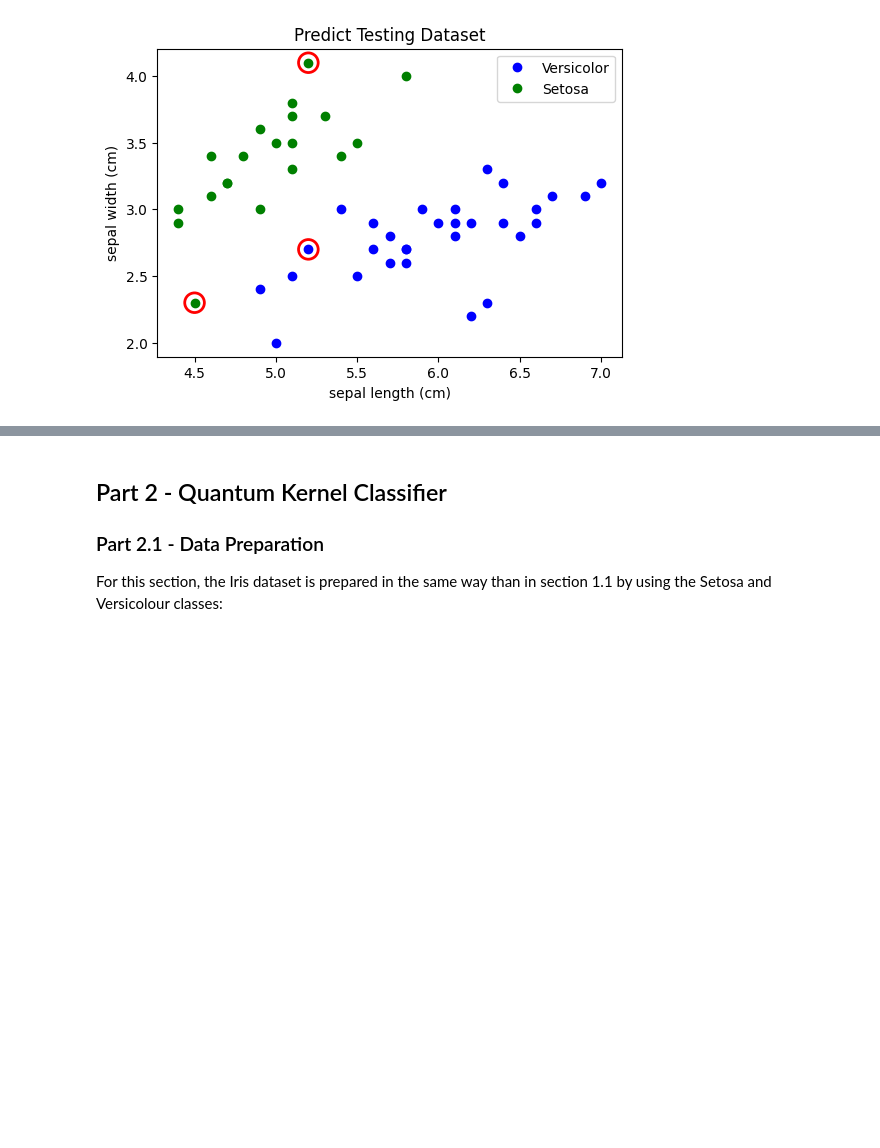
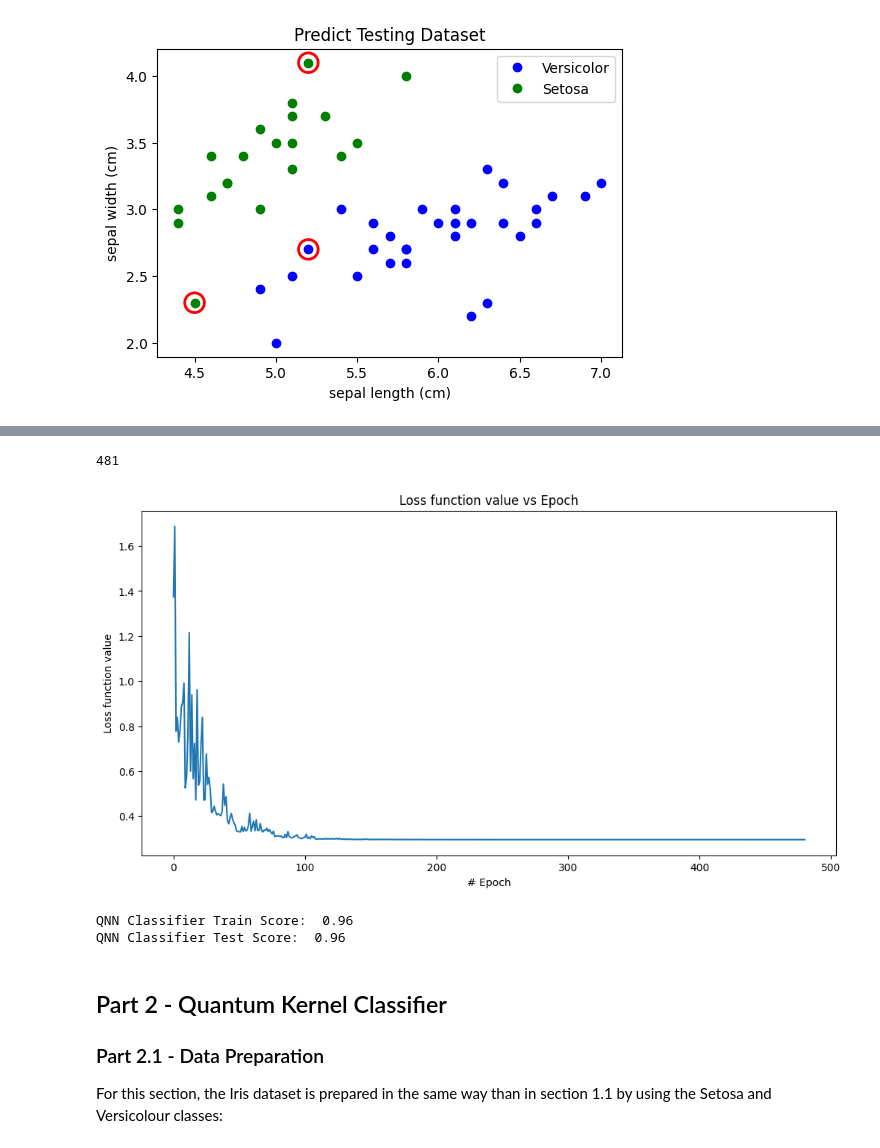
Before and after one commit to FGranda2/QUAC605-Final-Project, a Jupyter notebook: src/605Project.ipynb, the cells around one changed output, grey strips where cells are left out. Cells and saved outputs as stored; diff of their text form; code cells hidden in the pictures; blank space fills up the shorter version.

```diff
--- a/src/605Project.ipynb
+++ b/src/605Project.ipynb
@@ -190,3 +201,30 @@ With a score of 0.94, the figure presents the samples where an incorrect classif
+# %%
+# Create the estimator class with the quantum circuit
+estimator_qnn = EstimatorQNN(circuit=qc)
+
+# Construct the neural network classifier
+estimator_classifier = NeuralNetworkClassifier(
+    estimator_qnn, optimizer=COBYLA(maxiter=600), callback=callback_graph
+)
+
+# Create empty array for callback to store evaluations of the objective function
+objective_func_vals = []
+plt.rcParams["figure.figsize"] = (12, 6)
+
+# Fit classifier to data
+estimator_classifier.fit(X, y)
+plt.rcParams["figure.figsize"] = (6, 4)
+
+# Retrieve the score for the classifier
+qnn_train_score = estimator_classifier.score(X, y)
+qnn_test_score = estimator_classifier.score(X_test, y_test)
+print("QNN Classifier Train Score: ", qnn_test_score)
+print("QNN Classifier Test Score: ", qnn_test_score)
+# %% [output]
+481
+[figure, added]
+QNN Classifier Train Score:  0.96
+QNN Classifier Test Score:  0.96
 # %% [markdown]
 ## Part 2 - Quantum Kernel Classifier
 
```
Also changed, not shown: parts of 7 cells of this notebook, 1 other file.
